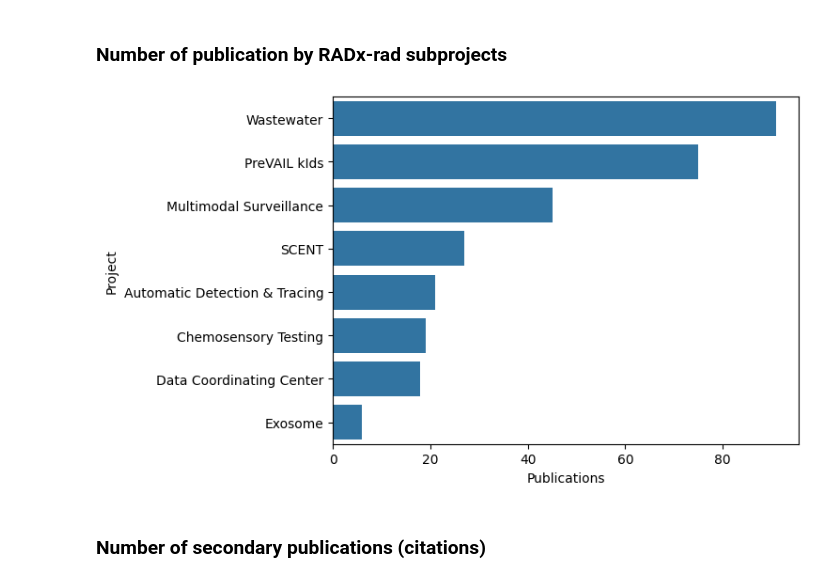
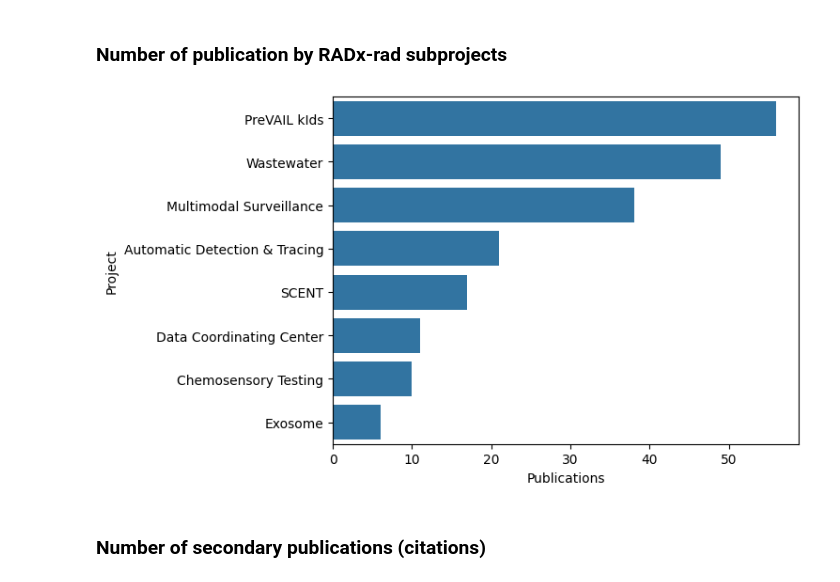
Before and after one commit to radxrad/radx-kg, a Jupyter notebook: notebooks/visualization/ExampleQueries_colab.ipynb, the cells around one changed output. Drawn from its saved outputs; the diff is of its cells as text; code cells hidden in the pictures.

```diff
--- a/notebooks/visualization/ExampleQueries_colab.ipynb
+++ b/notebooks/visualization/ExampleQueries_colab.ipynb
@@ -256,13 +257,13 @@ Number of primary publications: 205
 ### Number of publication by RADx-rad subprojects
 # %%
 query = """
-MATCH (:Publication)<-[:AUTHORED]-(r:Researcher)-[:IS_INVESTIGATOR_OF]->(g:Grant) RETURN COUNT(g) AS Publications, g.subProject AS Project
+MATCH (p:Publication)<-[:AUTHORED]-(r:Researcher)-[:IS_INVESTIGATOR_OF]->(g:Grant) RETURN COUNT(DISTINCT p) AS Publications, g.subProject AS Project
 ORDER BY Publications DESC
 """
 publications = graph.run(query).to_data_frame()
 sns.barplot(publications, x="Publications", y="Project");
 # %% [output]
-[figure, old version]
+[figure, new version]
 # %% [markdown]
 ### Number of secondary publications (citations)
 # %%
```
Also changed, not shown: parts of 26 cells of this notebook.
